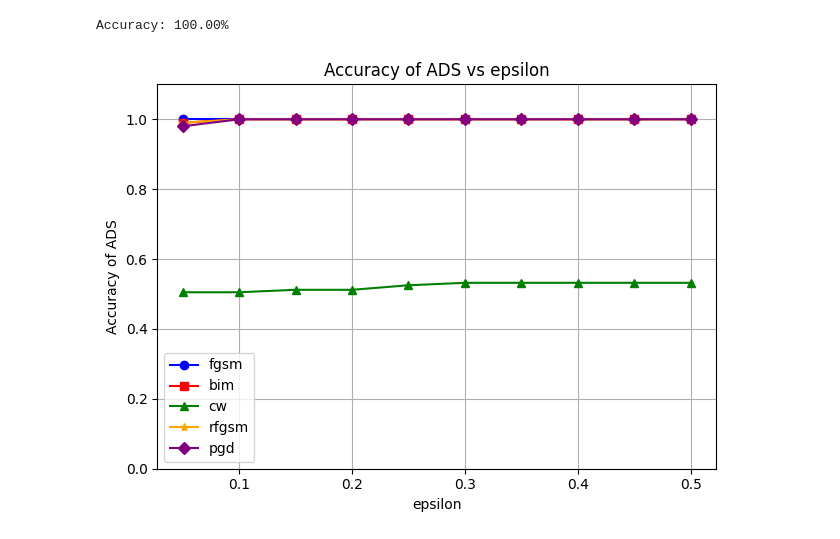
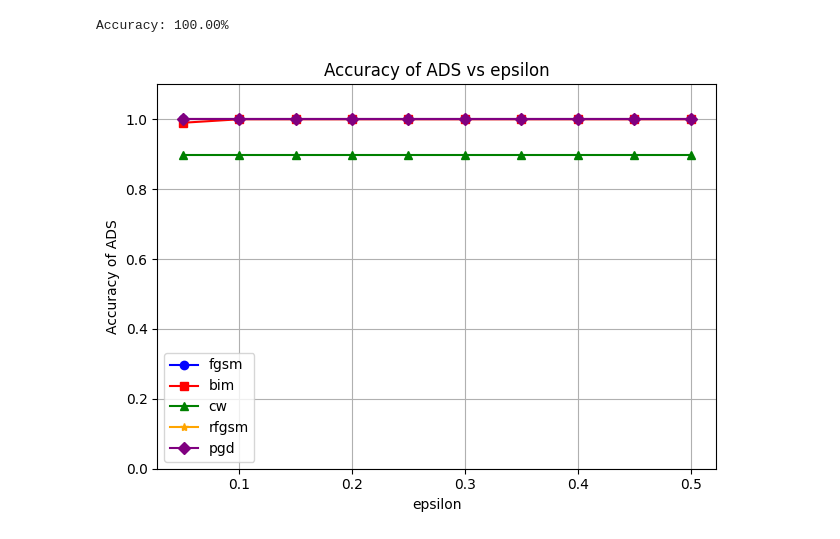
Before and after one commit to emadef1/FaultGuard, a Jupyter notebook: Fault_type.ipynb, the cells around one changed output. Cells and saved outputs as stored; diff of their text form; code cells hidden in the pictures.

```diff
--- a/Fault_type.ipynb
+++ b/Fault_type.ipynb
@@ -1121,32 +1169,32 @@ Accuracy: 100.00%
 # %%
 import matplotlib.pyplot as plt
 
 # Given ASR values for two sets
 asr_values_set1 = [1,1, 1, 1, 1, 1, 1, 1, 1, 1]
 asr_values_set2 = [0.99,1,1,1, 1,1, 1, 1, 1, 1]
-asr_values_set3 = [0.505,0.505,0.512, 0.512, 0.525, 0.532, 0.532, 0.532, 0.532, 0.532]
-asr_values_set4 = [0.99,1, 1, 1, 1, 1,1, 1,  1, 1]
-asr_values_set5 = [0.98,1, 1, 1, 1, 1, 1, 1, 1, 1]
+asr_values_set3 = [0.897,0.897,0.897, 0.897, 0.897, 0.897, 0.897, 0.897, 0.897, 0.897]
+asr_values_set4 = [1,1, 1, 1, 1, 1,1, 1,  1, 1]
+asr_values_set5 = [1,1, 1, 1, 1, 1, 1, 1, 1, 1]
 
 # Create a list of feature numbers starting from one
 feature_numbers = [0.05,0.1,0.15,0.20,0.25,0.30,0.35,0.40,0.45,0.50]
 
 # Plotting the graphs
 plt.ylim(0, 1.1)
 plt.plot(feature_numbers, asr_values_set1, marker='o', linestyle='-', color='b', label='fgsm')
 plt.plot(feature_numbers, asr_values_set2, marker='s', linestyle='-', color='r', label='bim')
 plt.plot(feature_numbers, asr_values_set3, marker='^', linestyle='-', color='g', label='cw')  # Different color for set3
 plt.plot(feature_numbers, asr_values_set4, marker='*', linestyle='-', color='orange', label='rfgsm')  # Different color for set4
 plt.plot(feature_numbers, asr_values_set5, marker='D', linestyle='-', color='purple', label='pgd')
 # Adding legend
 plt.legend()
 
 plt.xlabel('epsilon')
 plt.ylabel('Accuracy of ADS')
 plt.title('Accuracy of ADS vs epsilon')
 plt.grid(True)
 plt.tight_layout()
 plt.savefig('/kaggle/working/ADS_faulttype.pdf', format='pdf')
 plt.show()
 # %% [output]
-[figure, old version]
+[figure, new version]
```
Also changed, not shown: parts of 8 cells of this notebook, 5 other files.
